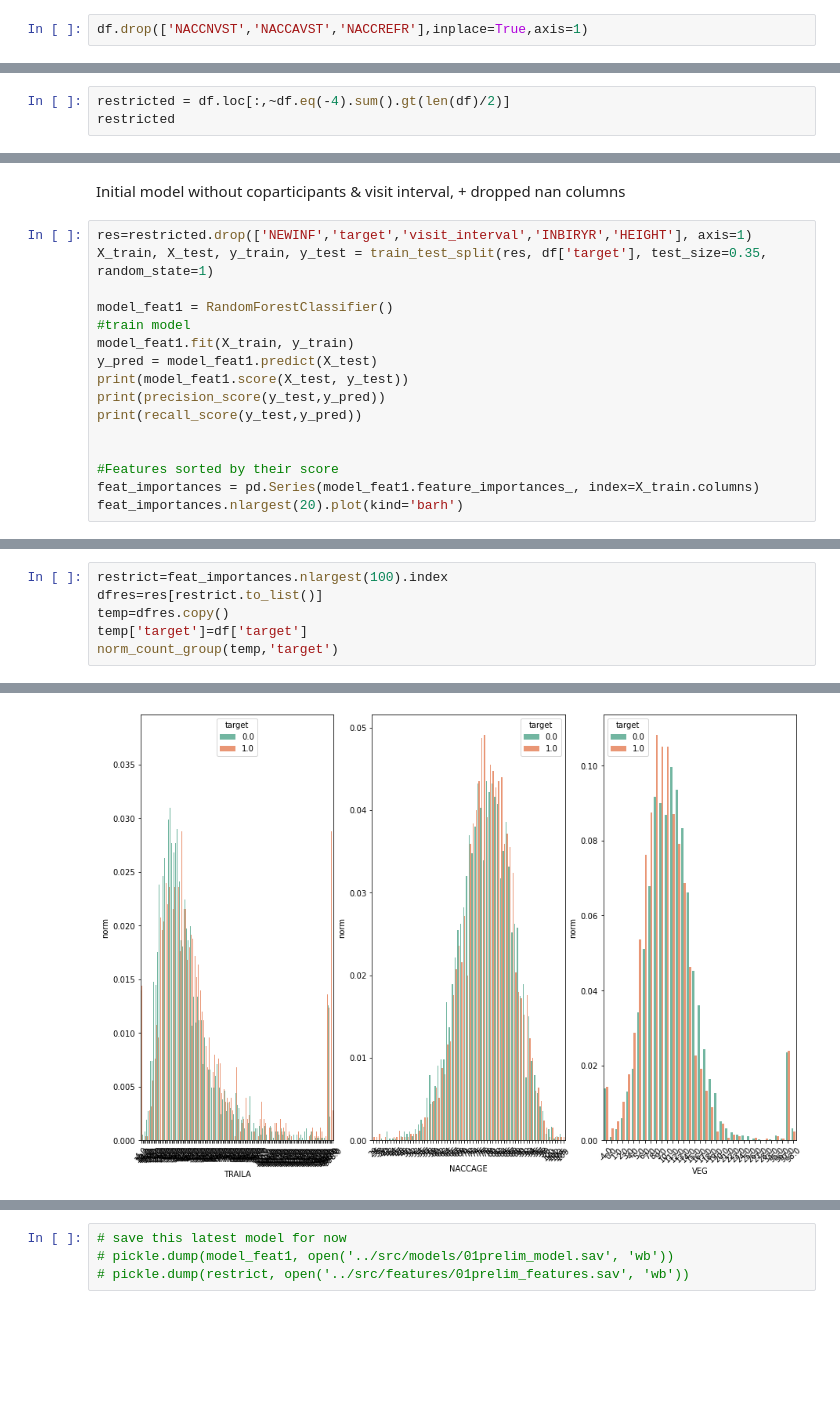
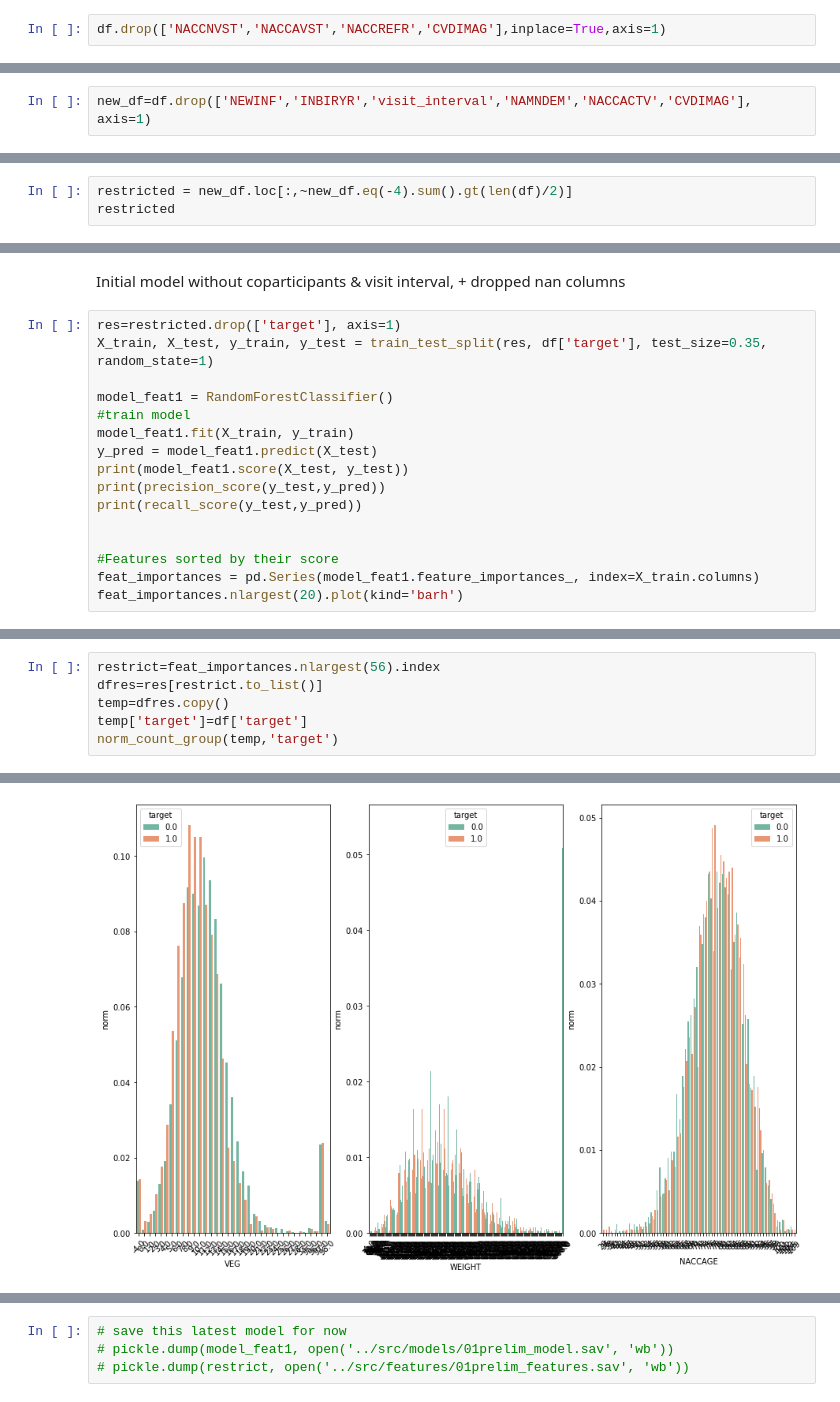
Before and after one commit to vicvarE/AD-Dash, a Jupyter notebook: notebooks/model.ipynb, the cells around one changed output, grey strips where cells are left out. Saved outputs shown, nothing was run; the diff lists cells and outputs as text; blank space fills up the shorter version.

```diff
--- a/notebooks/model.ipynb
+++ b/notebooks/model.ipynb
@@ -37,7 +36,7 @@ df
 | 18773 | 3 | 3 | 1 | 1922 | 0 | 88 | 1 | 88 | 88 | 1 | ... |
 6156 rows × 559 columns
 # %%
-df.drop(['NACCNVST','NACCAVST','NACCREFR'],inplace=True,axis=1)
+df.drop(['NACCNVST','NACCAVST','NACCREFR','CVDIMAG'],inplace=True,axis=1)
 # %% [markdown]
 ##split dataset
 # %%
@@ -239 +249,3 @@ Precision is lower but overall works fine
+# %%
+new_df=df.drop(['NEWINF','INBIRYR','visit_interval','NAMNDEM','NACCACTV','CVDIMAG'], axis=1)
 # %% [markdown]
@@ -241,5 +253,5 @@ What's the performance if we drop tests that have >50% null
 # %%
-restricted = df.loc[:,~df.eq(-4).sum().gt(len(df)/2)]
+restricted = new_df.loc[:,~new_df.eq(-4).sum().gt(len(df)/2)]
 restricted
 # %% [output]
 |  | BIRTHYR | HISPANIC | HISPOR | RACE | RACESEC | RACETER | PRIMLANG | EDUC | MARISTAT | NACCLIVS | ... | ... |
@@ -258,7 +270,7 @@ restricted
 # %% [markdown]
 Initial model without coparticipants & visit interval, + dropped nan columns
 # %%
-res=restricted.drop(['NEWINF','target','visit_interval','INBIRYR','HEIGHT'], axis=1)
+res=restricted.drop(['target'], axis=1)
 X_train, X_test, y_train, y_test = train_test_split(res, df['target'], test_size=0.35, random_state=1)
 
 model_feat1 = RandomForestClassifier()
@@ -282,5 +294,5 @@ feat_importances.nlargest(20).plot(kind='barh')
 # %%
-restrict=feat_importances.nlargest(100).index
+restrict=feat_importances.nlargest(56).index
 dfres=res[restrict.to_list()]
 temp=dfres.copy()
 temp['target']=df['target']
@@ -292 +304 @@ norm_count_group(temp,'target')
-[figure, old version]
+[figure, new version]
```
Also changed, not shown: parts of 40 cells of this notebook, 5 other files.
